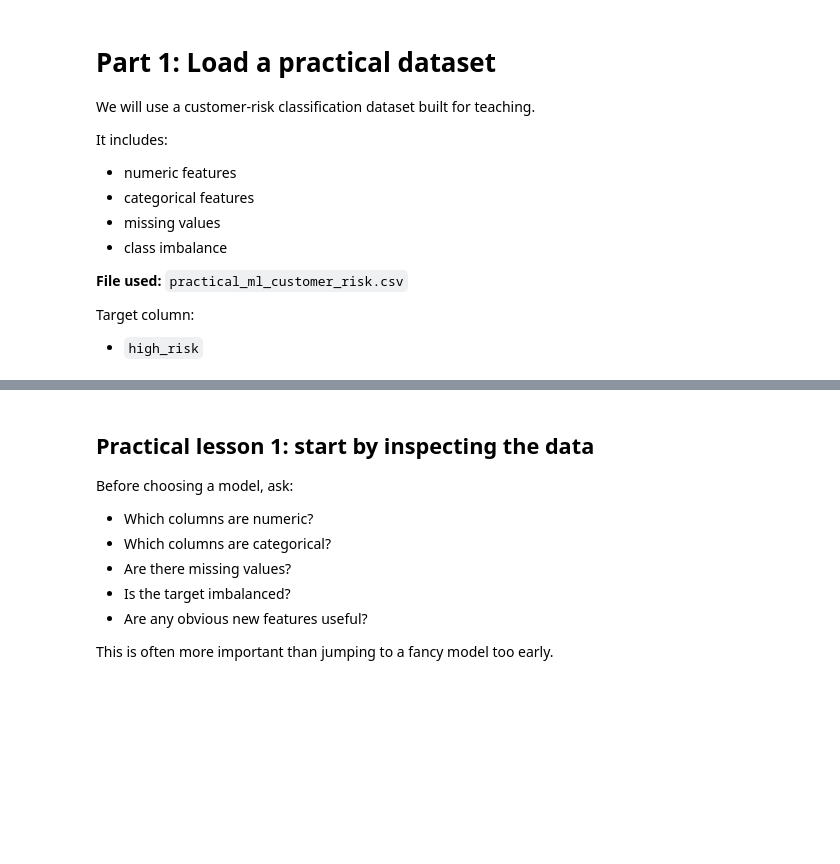
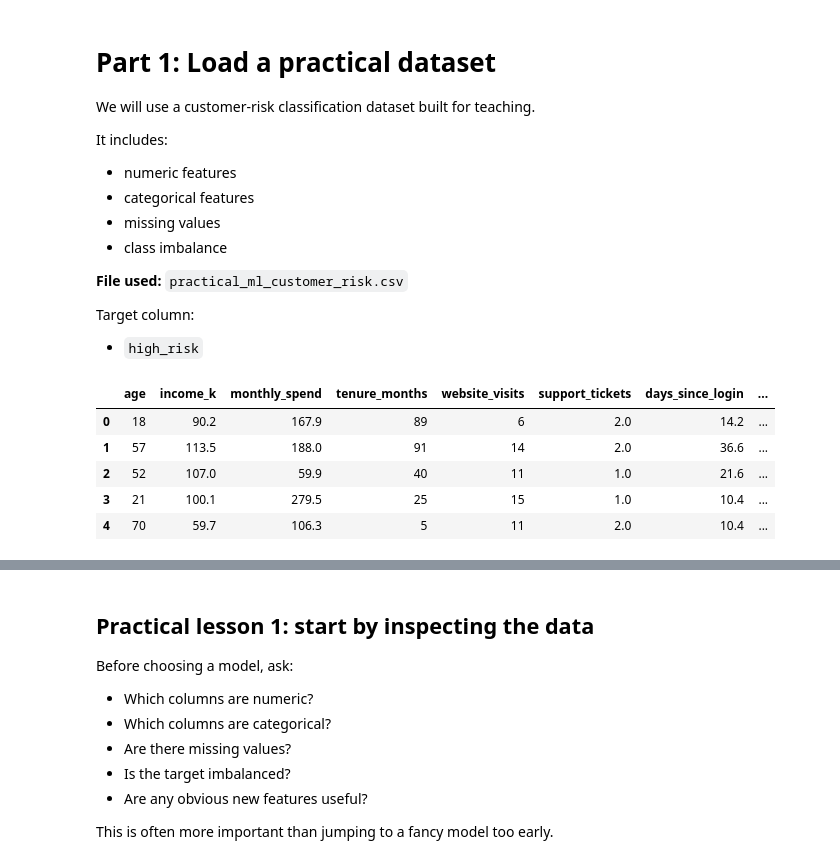
Before and after one commit to luhaibingster/data-science-python, a Jupyter notebook: week1/14_Machine_learning_4.ipynb, the cells around one changed output, grey strips where cells are left out. Drawn from its saved outputs; the diff is of its cells as text; code cells hidden in the pictures; blank space fills up the shorter version.

```diff
--- a/week1/14_Machine_learning_4.ipynb
+++ b/week1/14_Machine_learning_4.ipynb
@@ -144,10 +86,17 @@ Target column:
 # %%
 
 # Load dataset
-df = pd.read_csv("/mnt/data/practical_ml_customer_risk.csv")
+df = pd.read_csv("practical_ml_customer_risk.csv")
 
 # Show first rows
 df.head()
+# %% [output]
+|  | age | income_k | monthly_spend | tenure_months | website_visits | support_tickets | days_since_login | ... |
+| 0 | 18 | 90.2 | 167.9 | 89 | 6 | 2.0 | 14.2 | ... |
+| 1 | 57 | 113.5 | 188.0 | 91 | 14 | 2.0 | 36.6 | ... |
+| 2 | 52 | 107.0 | 59.9 | 40 | 11 | 1.0 | 21.6 | ... |
+| 3 | 21 | 100.1 | 279.5 | 25 | 15 | 1.0 | 10.4 | ... |
+| 4 | 70 | 59.7 | 106.3 | 5 | 11 | 2.0 | 10.4 | ... |
 # %%
 
 # Shape and data types
```
Also changed, not shown: parts of 25 cells of this notebook, 6 other files.
